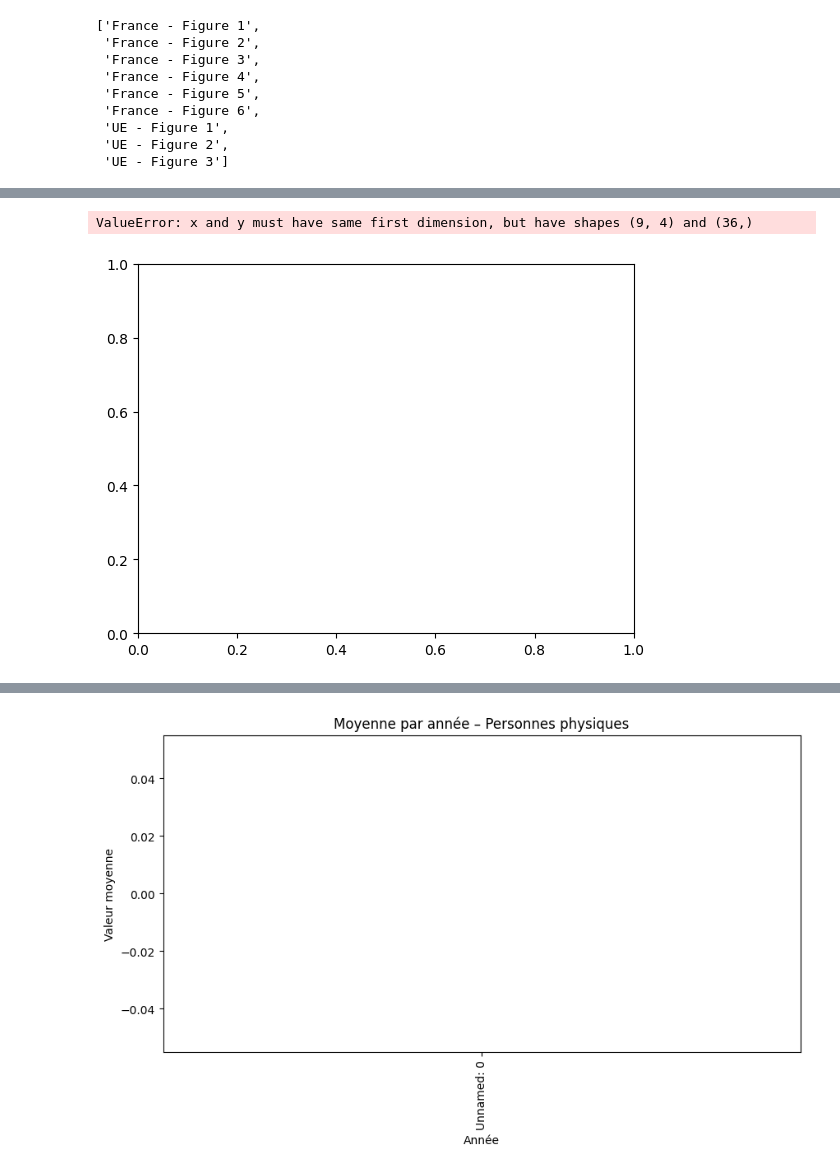
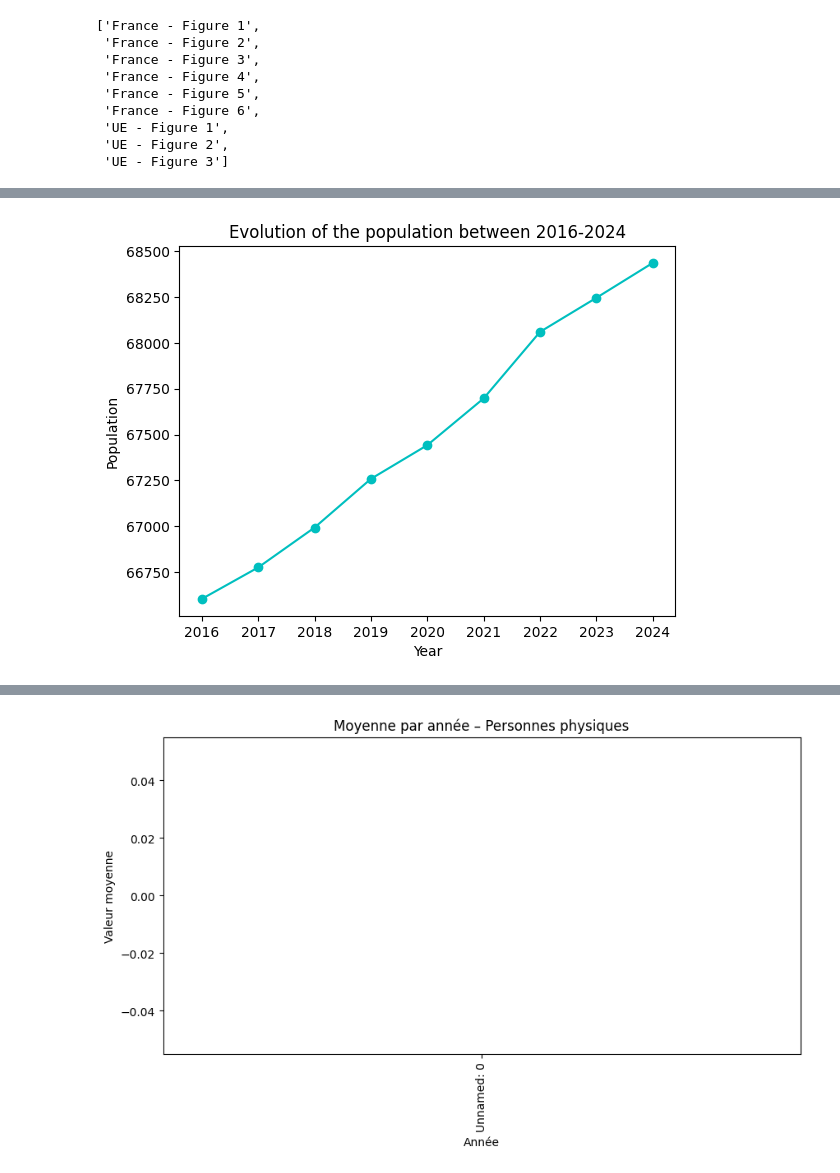
Before and after one commit to luciedum-dot/Intro-to-data-analysis-with-Python---Final-Project, a Jupyter notebook: Evolutions_of_Criminality_France_2016_2024.ipynb, the cells around one changed output, grey strips where cells are left out. Cells and saved outputs as stored; diff of their text form; code cells hidden in the pictures.

```diff
--- a/Evolutions_of_Criminality_France_2016_2024.ipynb
+++ b/Evolutions_of_Criminality_France_2016_2024.ipynb
@@ -147,3 +159,6 @@ df_pop.tail(10)
 | 33 | 1992 | 30060.174 | 28511.063 | 58571.237 |
 | 34 | 1991 | 29905.363 | 28374.772 | 58280.135 |
 | 35 | 1990 | 29755.000 | 28241.000 | 57996.401 |
+# %%
+df_pop_années = df_pop.loc[1:9]
+display(df_pop_années)
@@ -150,10 +176,9 @@ df_pop.tail(10)
 # %%
 #Plot the evolution of the pop to vizualize the trend
-plt.plot(df_pop[(df_pop['Année'] >= 2016) & (df_pop['Année'] <= 2024)], df_pop['Ensemble'], '-oc')
+plt.plot(df_pop_années['Année'], df_pop_années['Ensemble'], '-oc')
 plt.title("Evolution of the population between 2016-2024")
 plt.xlabel("Year")
 plt.ylabel("Population")
 plt.show()
 # %% [output]
-ValueError: x and y must have same first dimension, but have shapes (9, 4) and (36,)
-[figure, old version]
+[figure, new version]
```
Also changed, not shown: parts of 4 cells of this notebook.
